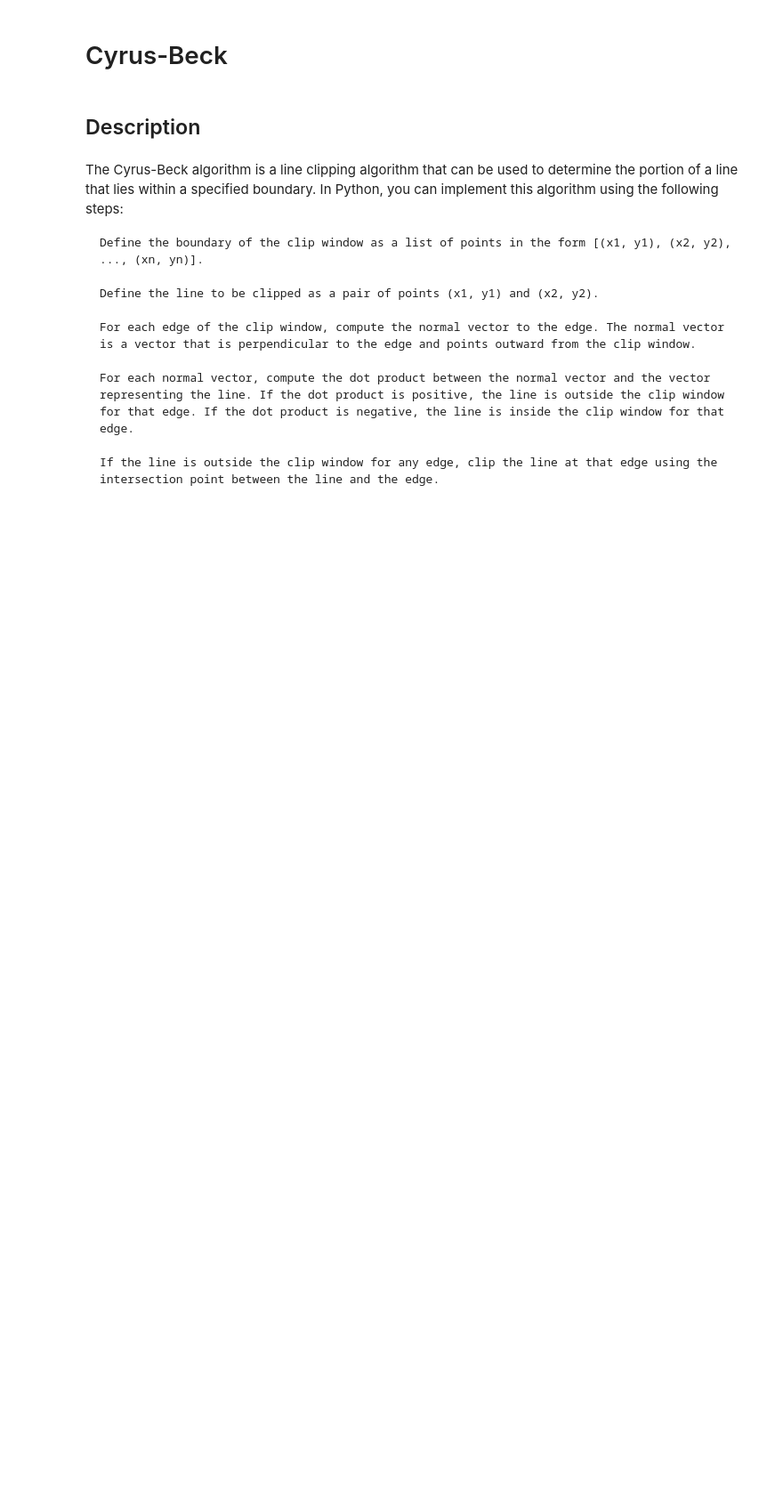
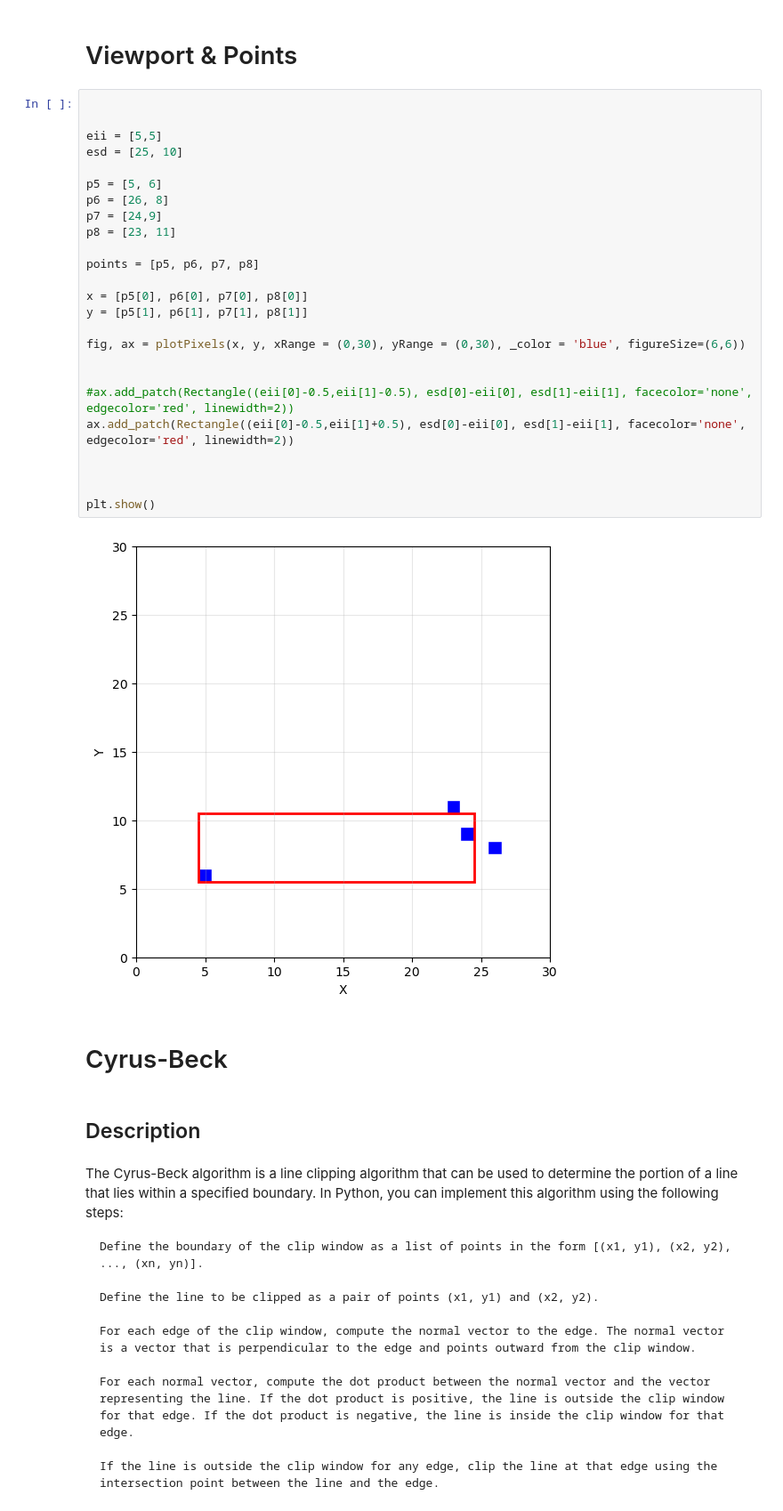
Before and after one commit to DiegoFLM/Computer-Graphics, a Jupyter notebook: clippingAlgorithms/t3.ipynb, the cells around one changed output. Shown at 89% size. Cells and saved outputs as stored; diff of their text form; blank space fills up the shorter version.

```diff
--- a/clippingAlgorithms/t3.ipynb
+++ b/clippingAlgorithms/t3.ipynb
@@ -1,3 +91,32 @@
+# %% [markdown]
+# Viewport & Points
+# %%
+
+
+eii = [5,5]
+esd = [25, 10]
+
+p5 = [5, 6]
+p6 = [26, 8]
+p7 = [24,9]
+p8 = [23, 11]
+
+points = [p5, p6, p7, p8]
+
+x = [p5[0], p6[0], p7[0], p8[0]]
+y = [p5[1], p6[1], p7[1], p8[1]]
+
+fig, ax = plotPixels(x, y, xRange = (0,30), yRange = (0,30), _color = 'blue', figureSize=(6,6))
+
+
+#ax.add_patch(Rectangle((eii[0]-0.5,eii[1]-0.5), esd[0]-eii[0], esd[1]-eii[1], facecolor='none', edgecolor='red', linewidth=2))
+ax.add_patch(Rectangle((eii[0]-0.5,eii[1]+0.5), esd[0]-eii[0], esd[1]-eii[1], facecolor='none', edgecolor='red', linewidth=2))
+
+
+
+plt.show()
+# %% [output]
+[figure, added]
 # %% [markdown]
 # Cyrus-Beck
 # %% [markdown]
```
Also changed, not shown: parts of 14 cells of this notebook.
